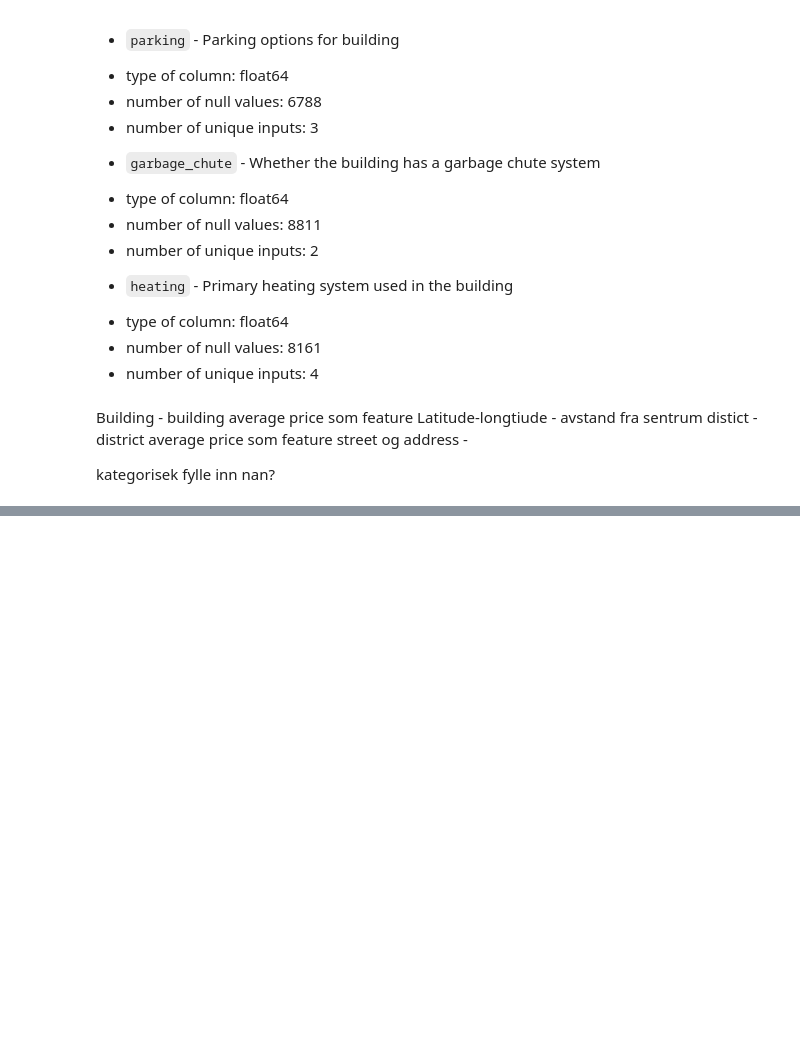
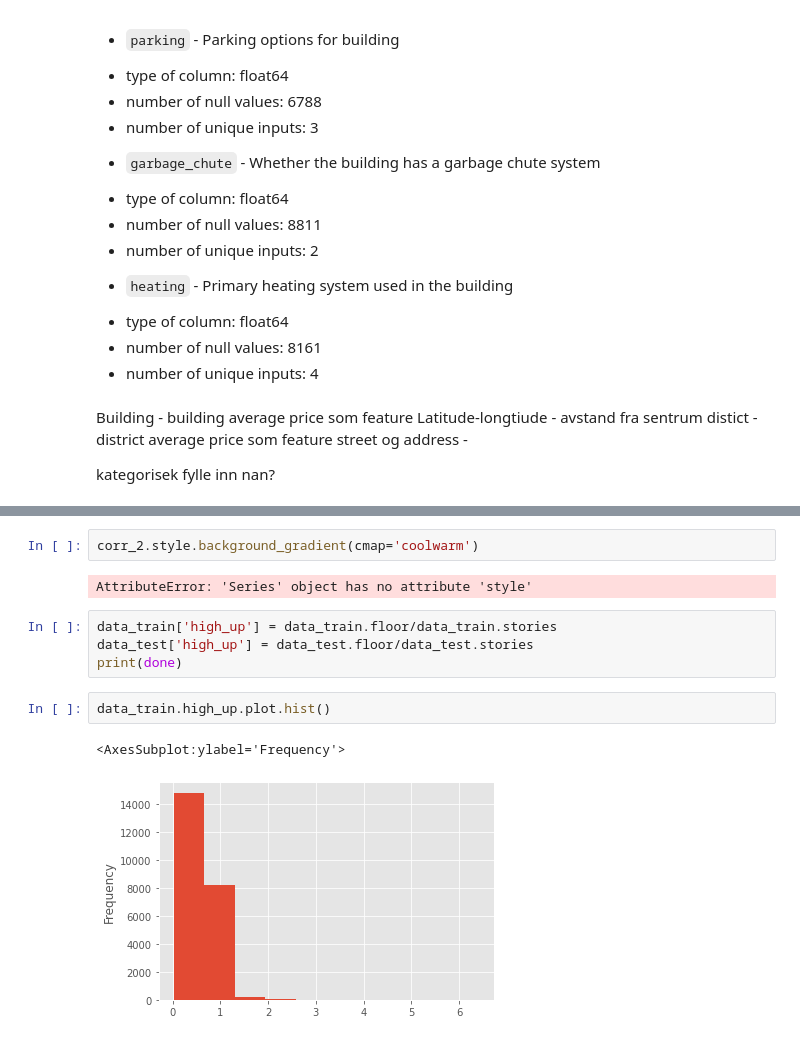
Before and after one commit to kjappvaffel/moscow_housing, a Jupyter notebook: EDA_DataCleaning_FeatureEngineering/EDA.ipynb, the cells around one changed output, grey strips where cells are left out. Drawn from its saved outputs; the diff is of its cells as text; blank space fills up the shorter version.

```diff
--- a/EDA_DataCleaning_FeatureEngineering/EDA.ipynb
+++ b/EDA_DataCleaning_FeatureEngineering/EDA.ipynb
@@ -256,0 +255,13 @@ corr_2.style.background_gradient(cmap='coolwarm')
+# %%
+corr_2.style.background_gradient(cmap='coolwarm')
+# %% [output]
+AttributeError: 'Series' object has no attribute 'style'
+# %%
+data_train['high_up'] = data_train.floor/data_train.stories
+data_test['high_up'] = data_test.floor/data_test.stories
+print(done)
+# %%
+data_train.high_up.plot.hist()
+# %% [output]
+<AxesSubplot:ylabel='Frequency'>
+[figure, added]
```
Also changed, not shown: parts of 8 cells of this notebook, 1 other file.
